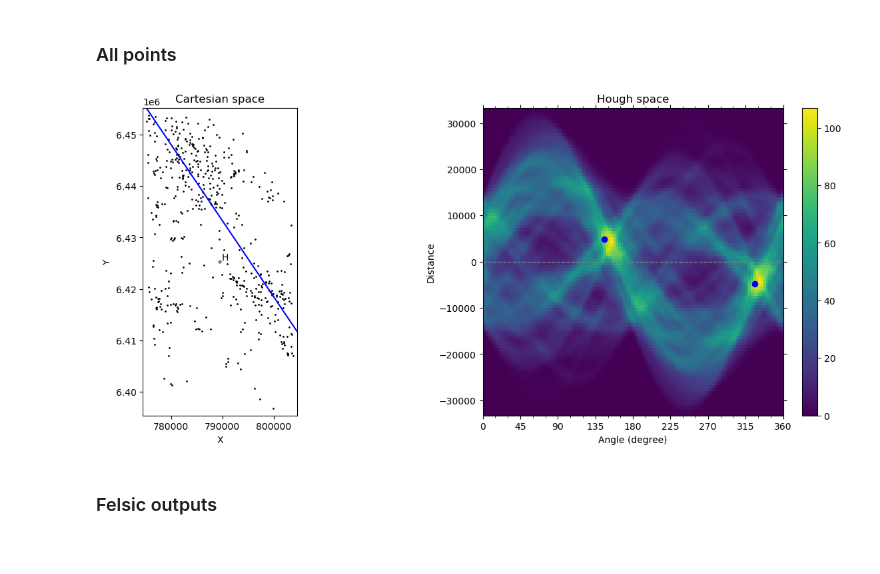
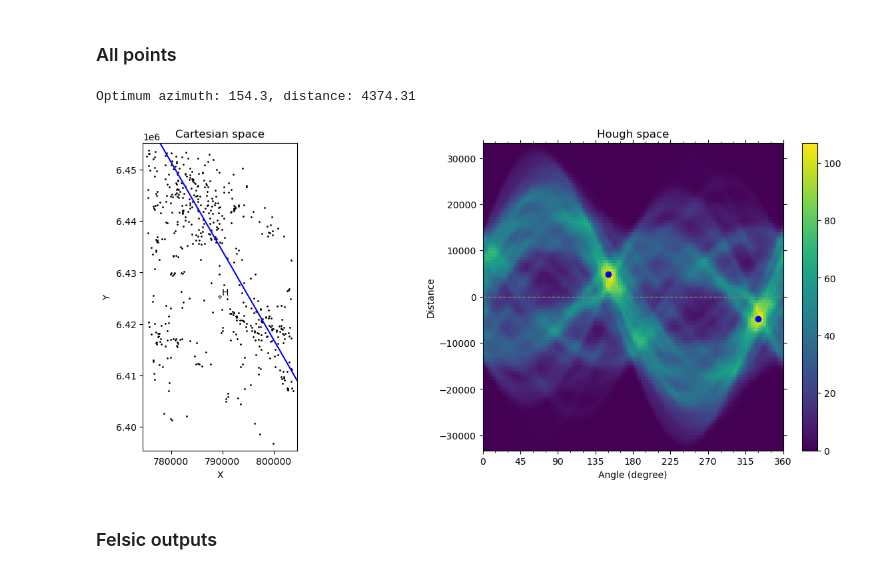
Before and after one commit to GeoISTO/GeoDataKit, a Jupyter notebook: notebook/paper_Pereira_etal_EJM_SucDeSara/paper_Pereira_etal_EJM_SucDeSara.ipynb, the cells around one changed output. Drawn from its saved outputs; the diff is of its cells as text; code cells hidden in the pictures.

```diff
--- a/notebook/paper_Pereira_etal_EJM_SucDeSara/paper_Pereira_etal_EJM_SucDeSara.ipynb
+++ b/notebook/paper_Pereira_etal_EJM_SucDeSara/paper_Pereira_etal_EJM_SucDeSara.ipynb
@@ -60,14 +60,17 @@ gdata.explore(column= "RockType")
 # %%
 velay_data = gdata.get_coordinates().to_numpy().T
 hgt = gp.HoughTransform(velay_data, update_area=True)
 #hgt.select_data_point(2)
 hgt.hough.update_accumulator(kernel_type="gaussian",sigma=1000)
 hgp = gp.HoughPlot(hgt)
 hgp.plot(show_optim= False)
-hgp.plot_manual(az= 146, dist = 4850, color= "blue")
-#print("Optimum azimuth: {:.1f}, distance: {:.2f}".format(hgt.hough.optimum_angle, hgt.hough.optimum_dist))
+hgp.plot_manual(az= 150, dist = 4850, color= "blue")
+
+hgt.hough.find_optimum()
+print("Optimum azimuth: {:.1f}, distance: {:.2f}".format(hgt.hough.optimum_angle, hgt.hough.optimum_dist))
 # %% [output]
+Optimum azimuth: 154.3, distance: 4374.31
-[figure, old version]
+[figure, new version]
 # %% [markdown]
 ### Felsic outputs
 # %%
```
Also changed, not shown: parts of 3 cells of this notebook.
